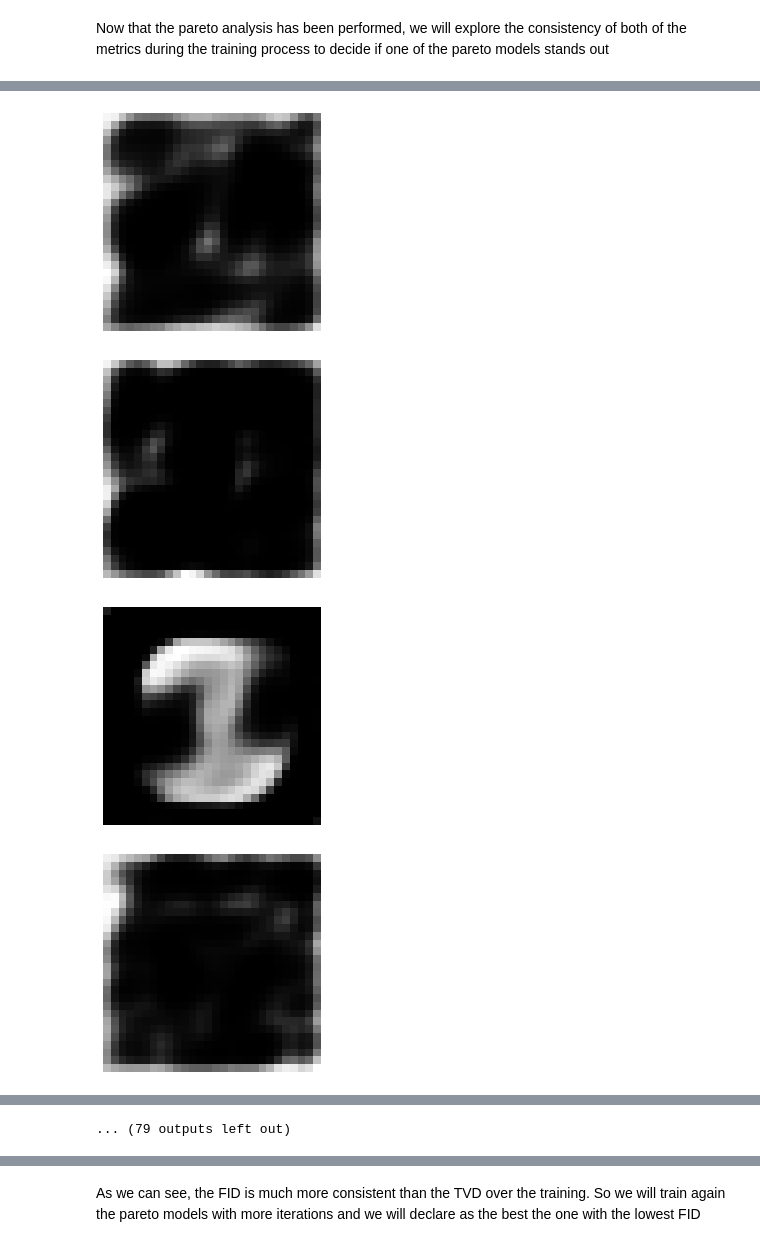
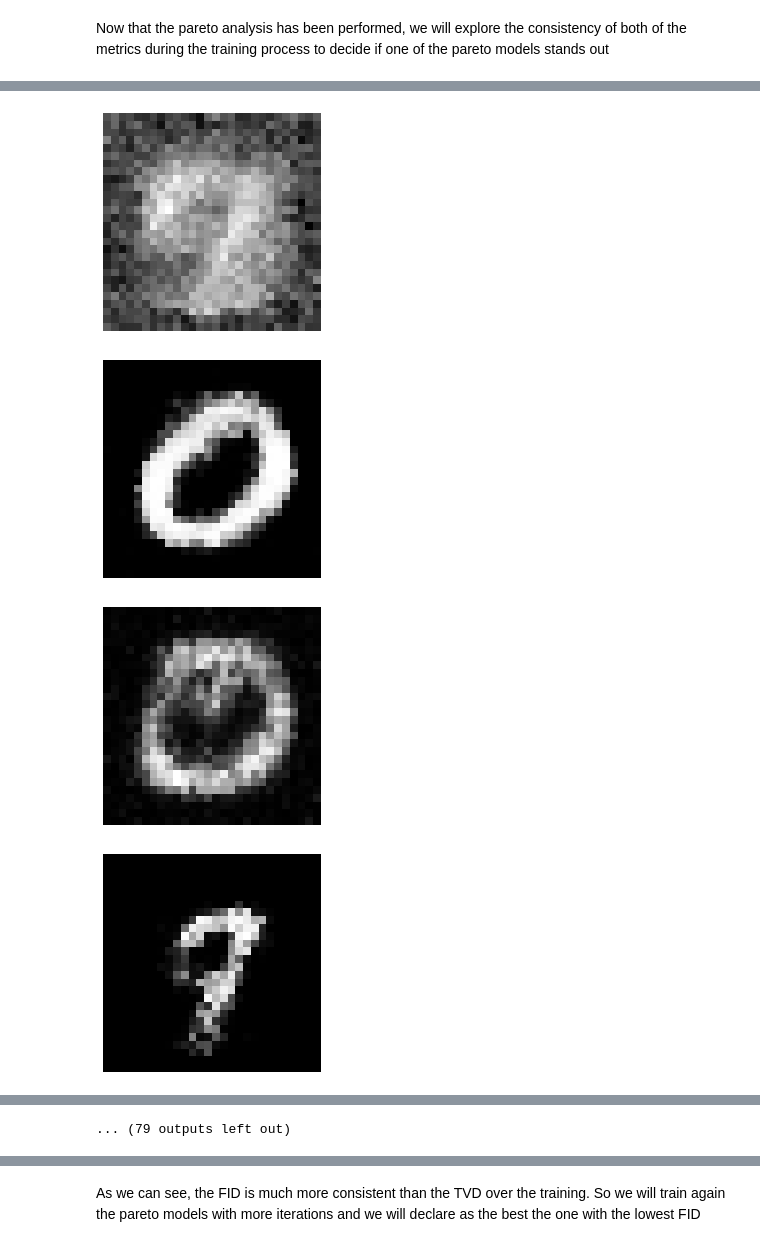
Before and after one commit to ikerRAD/VAE-TFG, a Jupyter notebook: experiments/Experiment_2_CVAE.ipynb, the cells around one changed output, grey strips where cells are left out. Cells and saved outputs as stored; diff of their text form; code cells hidden in the pictures.

```diff
--- a/experiments/Experiment_2_CVAE.ipynb
+++ b/experiments/Experiment_2_CVAE.ipynb
@@ -35,6 +35,7 @@ class ExperimetModel:
     encoder: EncoderArchitecture
     decoder: DecoderArchitecture
     encoder_output_activation: Union[str, Callable, None]
+    decoder_output_convolutional_activation: Union[str, Callable, None]
     decoder_output_activation: Union[str, Callable, None]
     loss:str
     learning_rate: float
@@ -195,6 +215,7 @@ for encoder in ENCODER_ARCHITECTURES:
             decoder_activations=[tf.nn.relu for _ in range(len(decoder.architecture))],
             encoder_output_activation=tf.nn.relu,
             decoder_input_activation=tf.nn.relu,
+            decoder_output_convolutional_activation=tf.nn.relu,
             decoder_output_activation=tf.nn.sigmoid,
             dataset=TRAIN_IMAGES,
             loss=ImageLossFunctionSelector.ImageLosses.Dkl_MSE.value,
@@ -250,6 +271,7 @@ for encoder in ENCODER_ARCHITECTURES:
                 encoder = encoder,
                 decoder = decoder,
                 encoder_output_activation=tf.nn.relu,
+                decoder_output_convolutional_activation=tf.nn.relu,
                 decoder_output_activation=tf.nn.sigmoid,
                 loss=ImageLossFunctionSelector.ImageLosses.Dkl_MSE.value,
                 learning_rate=0.0001,
@@ -339,6 +361,7 @@ for pareto_model in pareto_set:
         decoder_activations=[tf.nn.relu for _ in range(len(pareto_model.decoder.architecture))],
         encoder_output_activation=tf.nn.relu,
         decoder_input_activation=tf.nn.relu,
+        decoder_output_convolutional_activation=tf.nn.relu,
         decoder_output_activation=tf.nn.sigmoid,
         dataset=TRAIN_IMAGES,
         loss=ImageLossFunctionSelector.ImageLosses.Dkl_MSE.value,
@@ -401,6 +424,7 @@ for pareto_model in pareto_set:
             encoder = pareto_model.encoder,
             decoder = pareto_model.decoder,
             encoder_output_activation=tf.nn.relu,
+            decoder_output_convolutional_activation=tf.nn.relu,
             decoder_output_activation=tf.nn.sigmoid,
             loss=ImageLossFunctionSelector.ImageLosses.Dkl_MSE.value,
             learning_rate=0.0001,
@@ -417,4 +441,4 @@ TVD ==================> 0.13830000000000003
-[figure, old version]
+[figure, new version]
-[figure, old version]
+[figure, new version]
-[figure, old version]
+[figure, new version]
-[figure, old version]
+[figure, new version]
```
Also changed, not shown: parts of 7 cells of this notebook, 5 other files.
